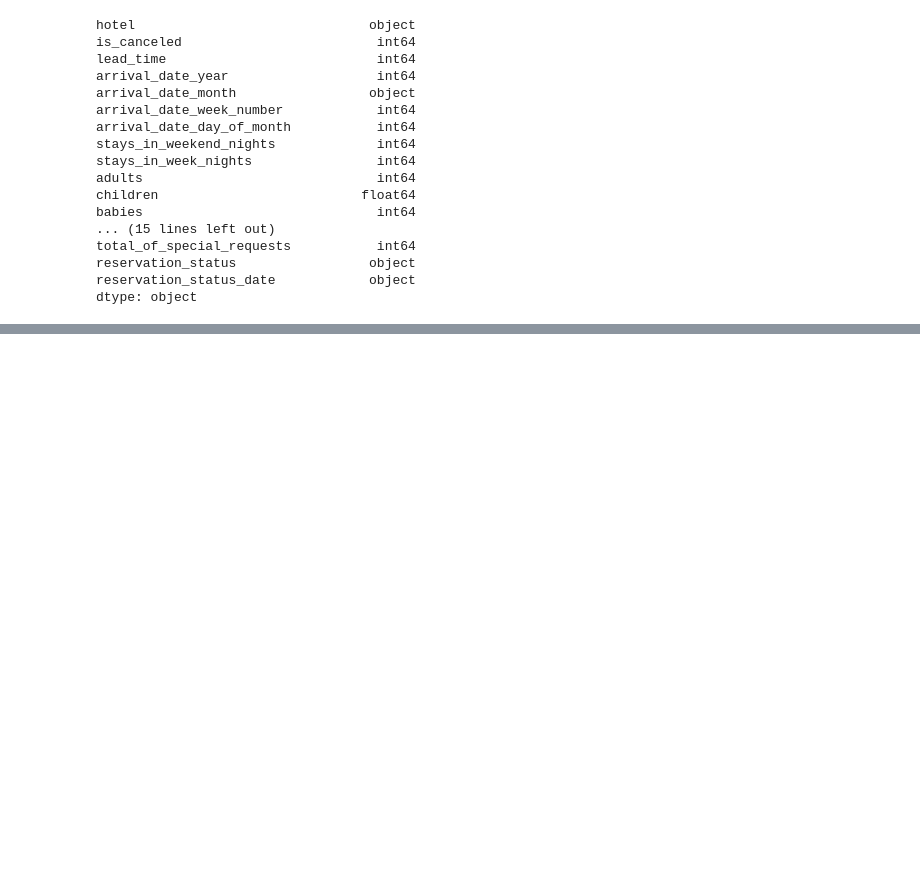
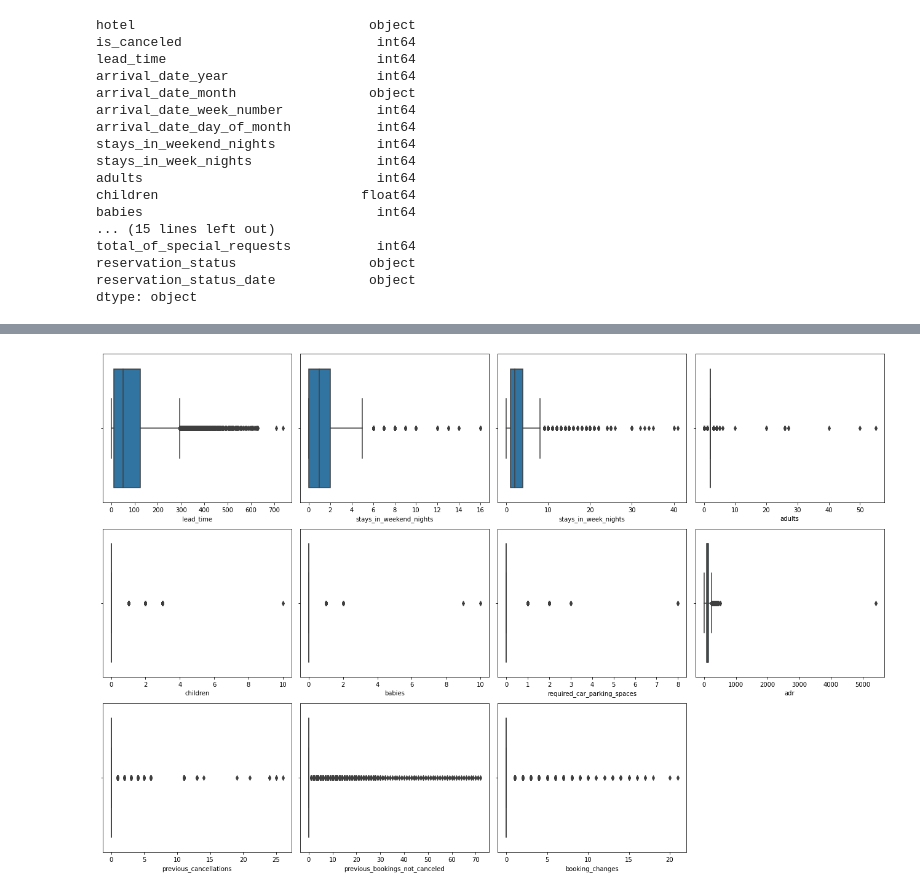
Before and after one commit to hetkothari/Hotel-Booking-Analysis-Capstone-1, a Jupyter notebook: Hotel_Booking_Analysis_Personal_Notebook_.ipynb, the cells around one changed output, grey strips where cells are left out. Saved outputs shown, nothing was run; the diff lists cells and outputs as text; code cells hidden in the pictures; blank space fills up the shorter version.

```diff
--- a/Hotel_Booking_Analysis_Personal_Notebook_.ipynb
+++ b/Hotel_Booking_Analysis_Personal_Notebook_.ipynb
@@ -112,3 +112,6 @@ df
 | 119388 | City Hotel | 0 | 109 | 2017 | August | 35 | ... |
 | 119389 | City Hotel | 0 | 205 | 2017 | August | 35 | ... |
 87396 rows × 30 columns
+# %%
+df = df.dropna(axis = 0)
+df.info()
@@ -132,3 +153,11 @@ total_of_special_requests           int64
 reservation_status                 object
 reservation_status_date            object
 dtype: object
+# %%
+df['is_canceled'] = df.is_canceled.astype(bool)
+df['is_repeated_guest']= df.is_repeated_guest.astype(bool)
+df.children  = df.children.astype(int)
+df['reservation_status_date']=pd.to_datetime(df['reservation_status_date'],format="%Y-%m-%d")
+# %%
+df['arrival_date_week_number']=df['arrival_date_year'].astype(str) + df["arrival_date_month"].astype(str).str.zfill(2)+ df['arrival_date_day_of_month'].astype(str).str.zfill(2)
+df['arrival_date_week_number']
@@ -134,0 +177,16 @@ dtype: object
+# %%
+df['arrival_date_week_number']=pd.to_datetime(df['arrival_date_week_number'],format="%Y%B%d")
+df.rename(columns = {'arrival_date_week_number':'arrival_date'}, inplace = True)
+# %%
+columns = ['lead_time', 'stays_in_weekend_nights', 'stays_in_week_nights', 'adults', 'children', 'babies', 'required_car_parking_spaces', 'adr', 'previous_cancellations', 'previous_bookings_not_canceled', 'booking_changes']
+n = 1
+plt.figure(figsize=(18,12))
+
+for column in columns:
+  plt.subplot(3,4,n)
+  n = n+1
+  sns.boxplot(df[column])
+  plt.tight_layout()
+plt.show()
+# %% [output]
+[figure, added]
```
Also changed, not shown: parts of 6 cells of this notebook.
